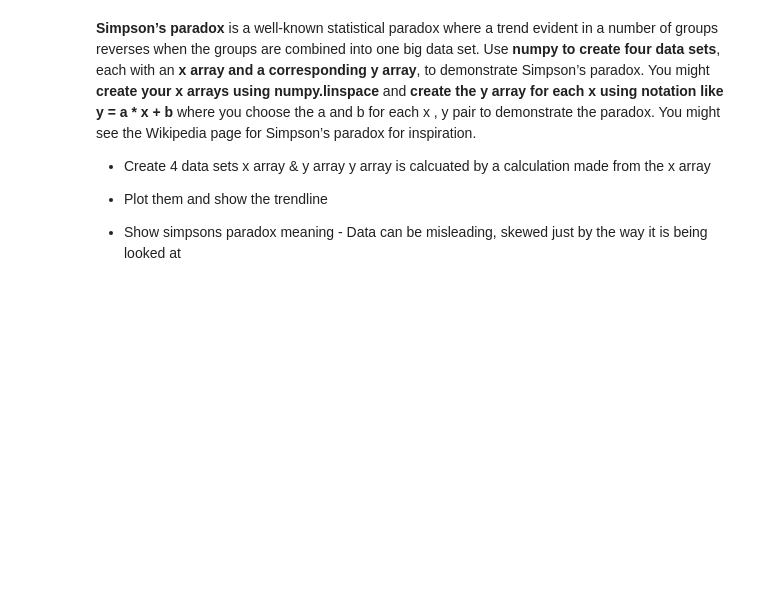
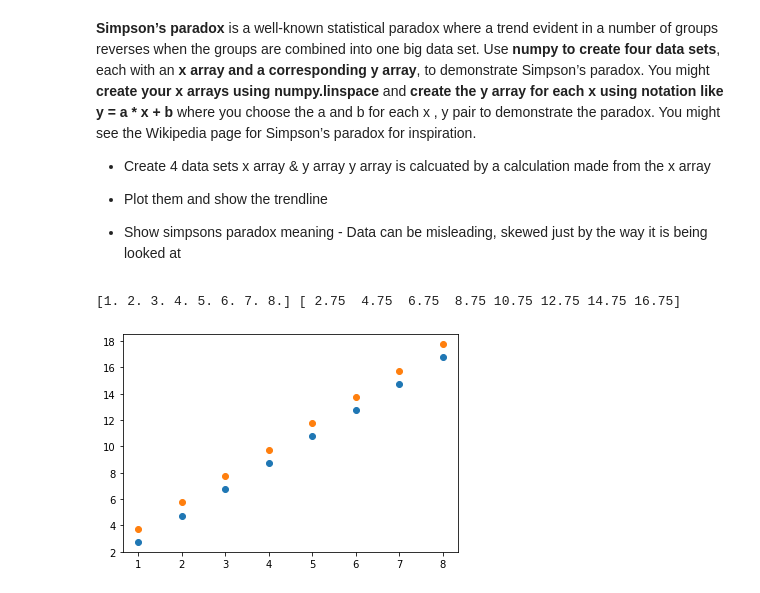
Before and after one commit to colmhiggs11/Fundamentals-of-DA---Assignments, a Jupyter notebook: F of DA - Assignments.ipynb, the cells around one changed output. Cells and saved outputs as stored; diff of their text form; code cells hidden in the pictures; blank space fills up the shorter version.

```diff
--- a/F of DA - Assignments.ipynb
+++ b/F of DA - Assignments.ipynb
@@ -155,21 +192,24 @@ ax = sns.distplot(Coin1000)
 # %%
 import numpy as np
 import matplotlib.pyplot as plt
 
-
+# Testing out creating arrays with the same slope but changing the y intercept value "b"
 x = np.linspace(1, 8.0, num=8)
 
 a = 2
 b = 0.75
 
 y = a*x+b
 
-x1 = np.linspace(2.0, 9.0, num=8)
-
-y1 = 4*x1+b
+x1 = np.linspace(1.0, 8.0, num=8)
+b=b+1
+y1 = a*x1+b
 
 print(x,y)
 
 plt.plot(x, y, 'o')
 plt.plot(x1, y1, 'o')
 plt.show()
+# %% [output]
+[1. 2. 3. 4. 5. 6. 7. 8.] [ 2.75  4.75  6.75  8.75 10.75 12.75 14.75 16.75]
+[figure, added]
```
Also changed, not shown: parts of 15 cells of this notebook.
